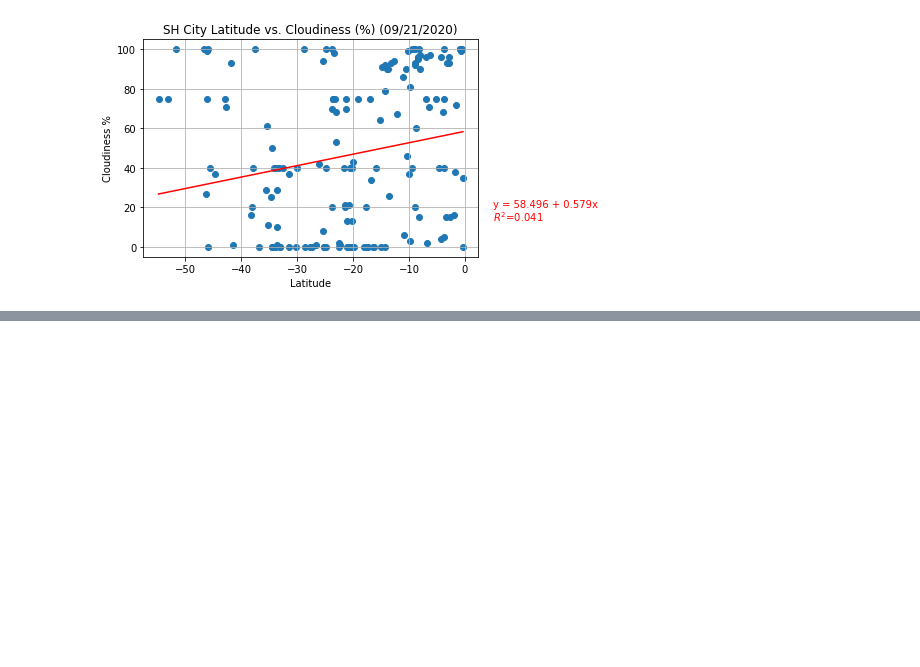
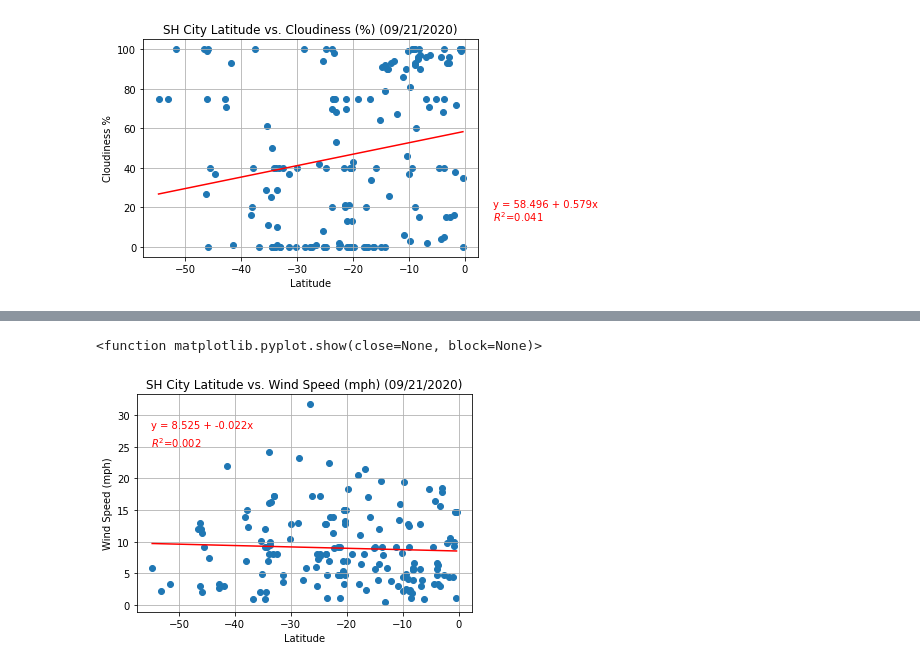
Before and after one commit to Slyssy/python-api-challenge, a Jupyter notebook: WeatherPy/WeatherPy.ipynb, the cells around one changed output, grey strips where cells are left out. Saved outputs shown, nothing was run; the diff lists cells and outputs as text; code cells hidden in the pictures; blank space fills up the shorter version.

```diff
--- a/WeatherPy/WeatherPy.ipynb
+++ b/WeatherPy/WeatherPy.ipynb
@@ -520,0 +603,23 @@ plt.show
+# %%
+def predict_function(wind_speed):
+    return model.predict([[wind_speed]])[0]
+# %%
+wind_speed_range = np.arange(min(X), max(X), 0.001)
+predict_wind_speed_range = [predict_function(e) for e in wind_speed_range]
+# %%
+# Variables used for creating text labels on plot
+formula = f"y = {round(intercept, 3)} + {round(slope, 3)}x"
+r_squared_str = f"$R^{2}$={round(r_squared, 3)}"
+# %%
+plt.title("SH City Latitude vs. Wind Speed (mph) (09/21/2020)")
+plt.xlabel("Latitude")
+plt.ylabel("Wind Speed (mph)")
+plt.grid()
+plt.scatter(X,y)
+plt.plot(wind_speed_range, predict_wind_speed_range, color="red")
+plt.text(-55,28, formula, color="red")
+plt.text(-55,25, r_squared_str, color="red")
+plt.show
+# %% [output]
+<function matplotlib.pyplot.show(close=None, block=None)>
+[figure, added]
```
Also changed, not shown: parts of 18 cells of this notebook.
